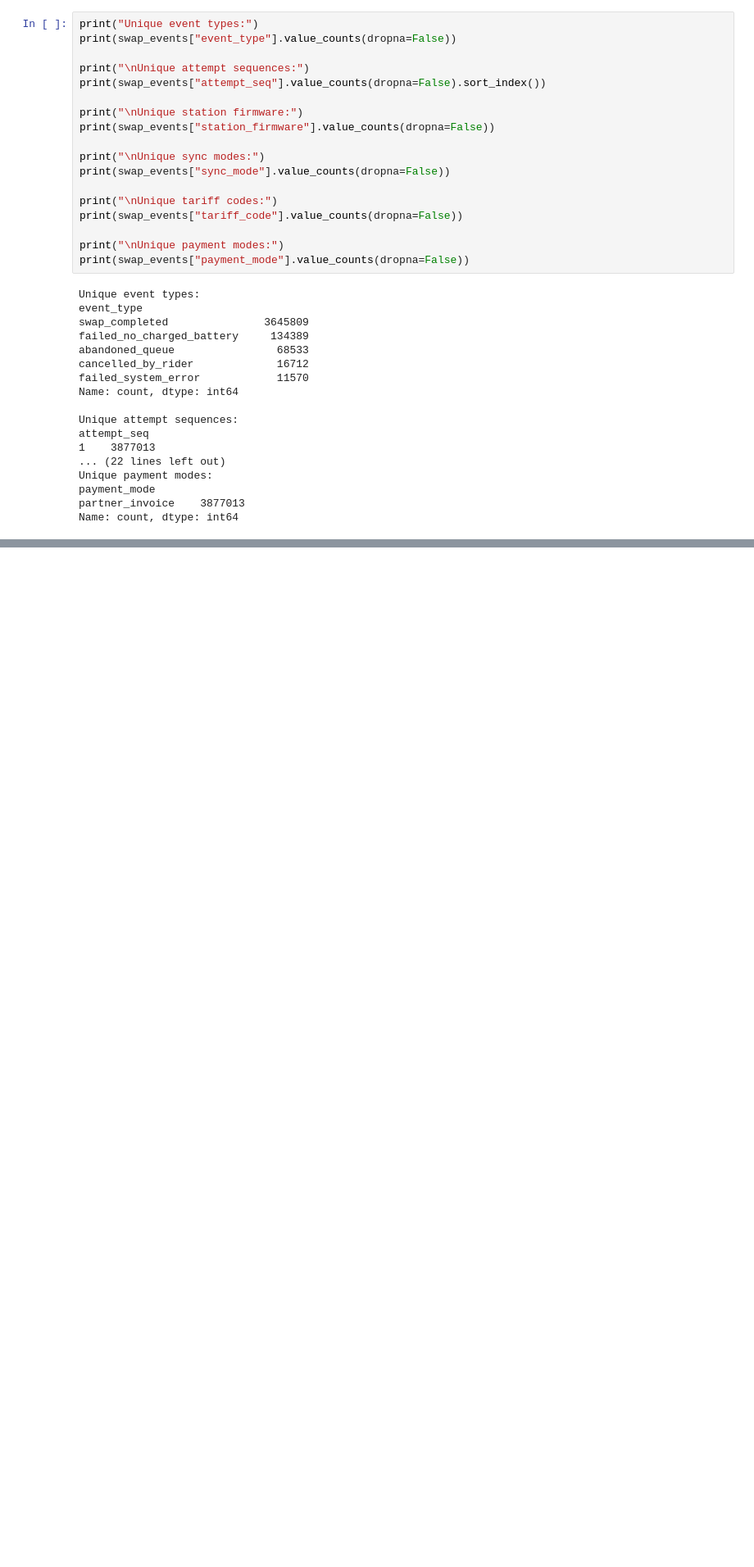
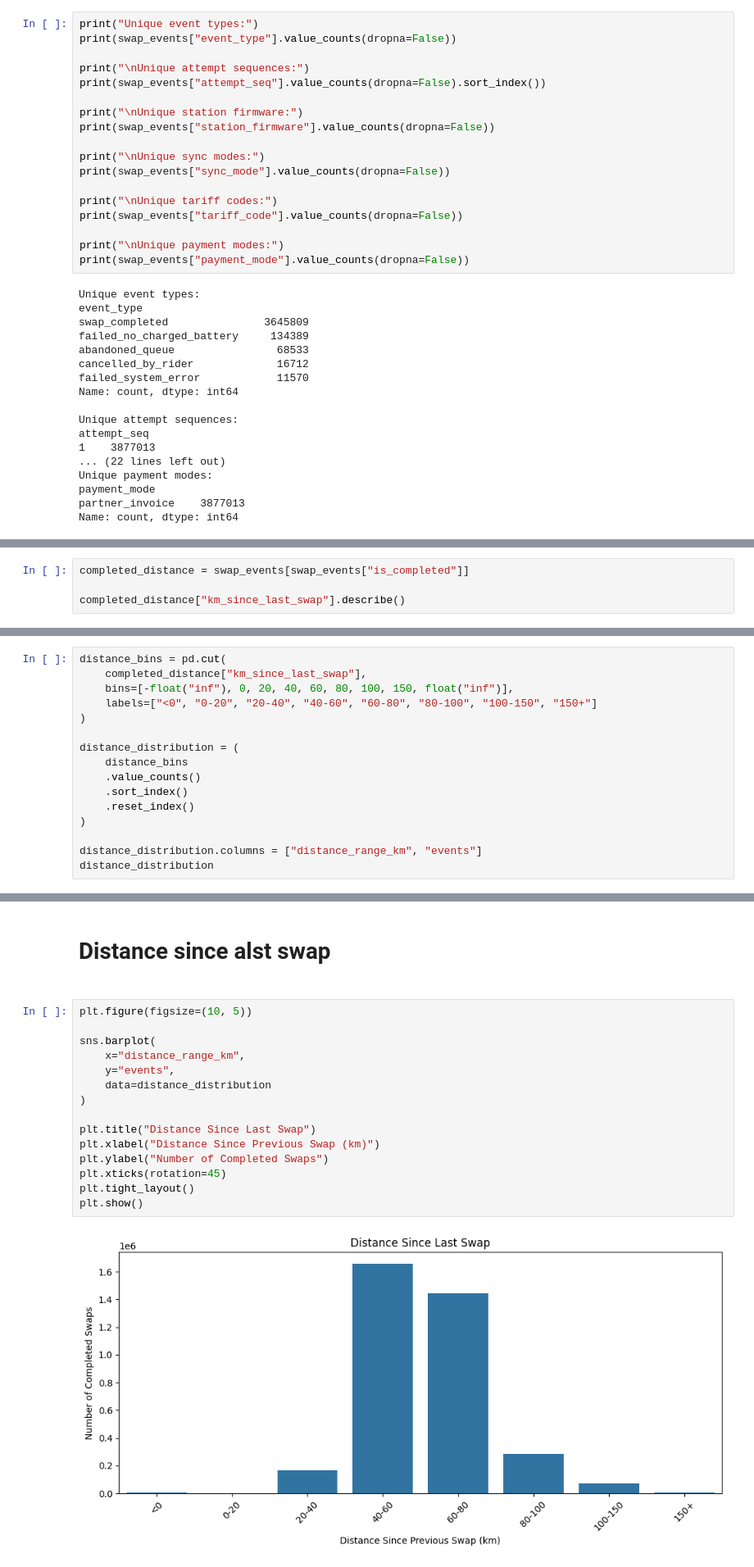
Before and after one commit to Khulbe-Nitin/Volt-Relay, a Jupyter notebook: Collab_notebook/Nitin_4_datasets.ipynb, the cells around one changed output, grey strips where cells are left out. Shown at 82% size. Cells and saved outputs as stored; diff of their text form; blank space fills up the shorter version.

```diff
--- a/Collab_notebook/Nitin_4_datasets.ipynb
+++ b/Collab_notebook/Nitin_4_datasets.ipynb
@@ -1523,0 +2405,4 @@ Name: count, dtype: int64
+# %%
+completed_distance = swap_events[swap_events["is_completed"]]
+
+completed_distance["km_since_last_swap"].describe()
@@ -1523,0 +2437,16 @@ Name: count, dtype: int64
+# %%
+distance_bins = pd.cut(
+    completed_distance["km_since_last_swap"],
+    bins=[-float("inf"), 0, 20, 40, 60, 80, 100, 150, float("inf")],
+    labels=["<0", "0-20", "20-40", "40-60", "60-80", "80-100", "100-150", "150+"]
+)
+
+distance_distribution = (
+    distance_bins
+    .value_counts()
+    .sort_index()
+    .reset_index()
+)
+
+distance_distribution.columns = ["distance_range_km", "events"]
+distance_distribution
@@ -1523,0 +2582,19 @@ Name: count, dtype: int64
+# %% [markdown]
+<h1> Distance since alst swap <h1>
+# %%
+plt.figure(figsize=(10, 5))
+
+sns.barplot(
+    x="distance_range_km",
+    y="events",
+    data=distance_distribution
+)
+
+plt.title("Distance Since Last Swap")
+plt.xlabel("Distance Since Previous Swap (km)")
+plt.ylabel("Number of Completed Swaps")
+plt.xticks(rotation=45)
+plt.tight_layout()
+plt.show()
+# %% [output]
+[figure, added]
```
Also changed, not shown: parts of 50 cells of this notebook.
